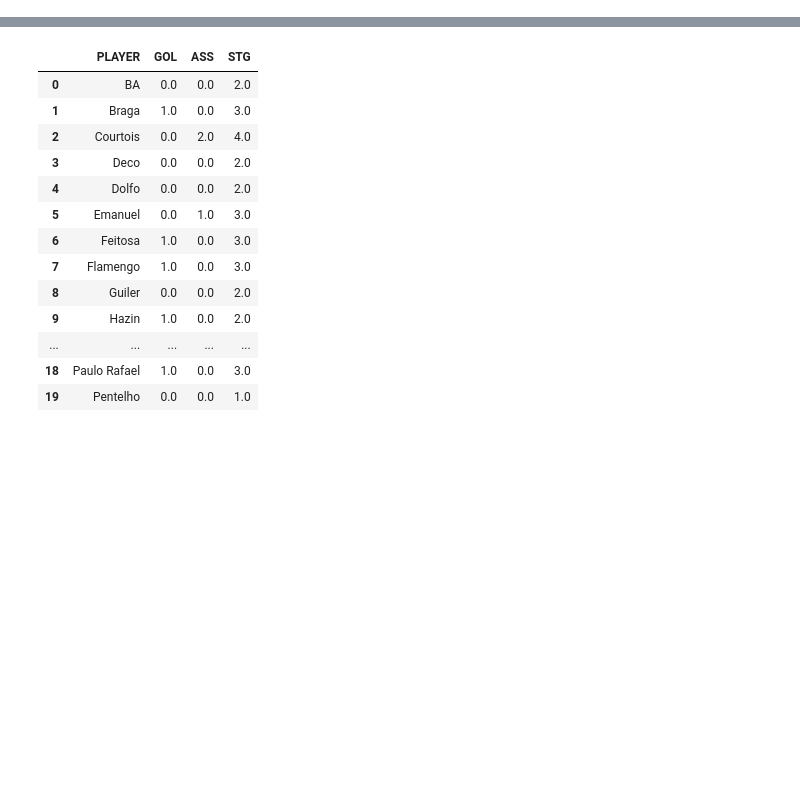
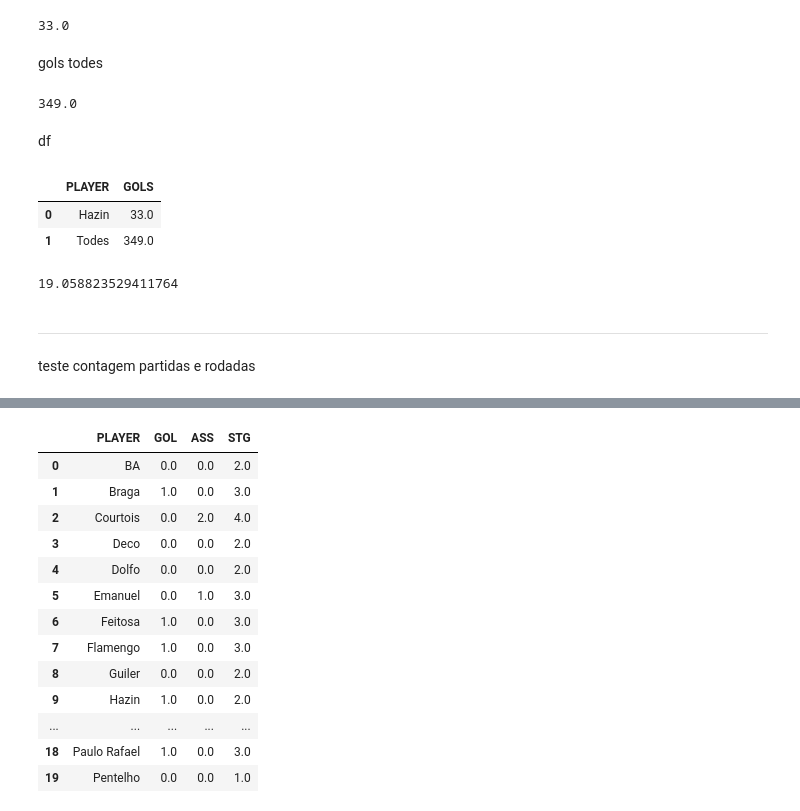
Before and after one commit to talesaraujoc/mrleague_v2_web_app, a Jupyter notebook: notebook_test.ipynb, the cells around one changed output, grey strips where cells are left out. Cells and saved outputs as stored; diff of their text form; code cells hidden in the pictures; blank space fills up the shorter version.

```diff
--- a/notebook_test.ipynb
+++ b/notebook_test.ipynb
@@ -15,0 +53,36 @@ df_season.fillna(0, inplace=True)
+# %%
+gols_hazin = df_season[df_season['PLAYER']=='Hazin']
+
+gols_hazin = gols_hazin['GOL'].sum()
+
+gols_hazin
+# %% [output]
+33.0
+# %% [markdown]
+gols todes
+# %%
+gols_todes = df_season[df_season['PLAYER']!='Hazin']
+
+gols_todes = gols_todes['GOL'].sum()
+
+gols_todes
+# %% [output]
+349.0
+# %% [markdown]
+df
+# %%
+data = {'PLAYER': ['Hazin', 'Todes'], 'GOLS': [gols_hazin, gols_todes]}
+dff = pd.DataFrame(data)
+
+dff
+# %% [output]
+|  | PLAYER | GOLS |
+| 0 | Hazin | 33.0 |
+| 1 | Todes | 349.0 |
+# %%
+vitorias_rest = df_season[df_season['PLAYER']!='Lotta']
+vitorias_rest = vitorias_rest.groupby('PLAYER').agg({'V':'sum'}).mean()
+
+vitorias_rest[0]
+# %% [output]
+19.058823529411764
@@ -15,0 +92,4 @@ df_season.fillna(0, inplace=True)
+# %% [markdown]
+----
+# %% [markdown]
+teste contagem partidas e rodadas
```
Also changed, not shown: parts of 29 cells of this notebook, 2 other files.
